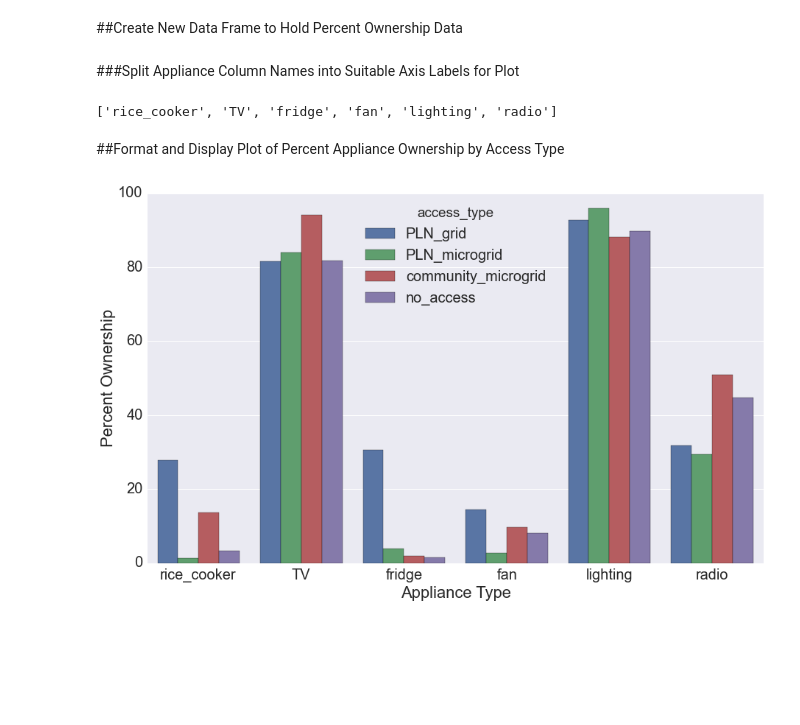
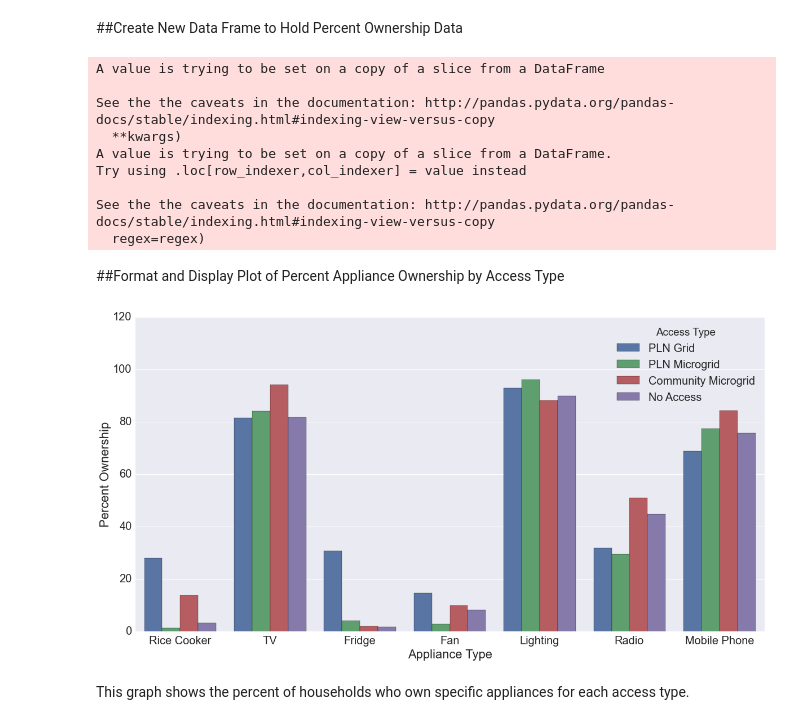
Before and after one commit to fionahz/sentani-labbook, a Jupyter notebook: 2015-08-03_Percent_Appliance_Ownership_by_Access_Type.ipynb, the cells around one changed output. Cells and saved outputs as stored; diff of their text form; code cells hidden in the pictures; blank space fills up the shorter version.

Commit message:
Update of ownership and initial commit of demand

```diff
--- a/2015-08-03_Percent_Appliance_Ownership_by_Access_Type.ipynb
+++ b/2015-08-03_Percent_Appliance_Ownership_by_Access_Type.ipynb
@@ -31,51 +35,69 @@ survey['income_monthly_log'] = np.log10(survey['income_monthly'])
 ##Create New Data Frame to Hold Percent Ownership Data
 # %%
 household_survey = survey[survey['demand_point'] == 'household']
+household_survey.rename(columns={'app_now/rice_cooker': 'Rice Cooker',
+                                 'app_now/TV': 'TV',
+                                 'app_now/fridge': 'Fridge',
+                                 'app_now/fan':'Fan',
+                                 'app_now/lighting': 'Lighting',
+                                 'app_now/radio': 'Radio',
+                                 'HP_y_n': 'Mobile Phone',
+                                 'access_type': 'Access Type'},
+                                 inplace = True)
+
+household_survey.replace(to_replace = {'Access Type': {'PLN_grid': 'PLN Grid',
+                                                       'community_microgrid': 'Community Microgrid',
+                                                       'PLN_microgrid': 'PLN Microgrid',
+                                                       'no_access': 'No Access'}},inplace = True)
+
 hh_series = pd.value_counts(household_survey['village_name'])
 
-app_series = ['app_now/rice_cooker','app_now/TV','app_now/fridge','app_now/fan','app_now/lighting','app_now/radio']
+app_series = ['Rice Cooker','TV','Fridge','Fan','Lighting','Radio','Mobile Phone']
 
 pao_ls = []
 
 for aps in app_series:
 
-    at_series = ['PLN_grid','PLN_microgrid','community_microgrid','no_access']
-    temp_app_df = pd.crosstab(household_survey['access_type'],household_survey[aps])
+    at_series = ['PLN Grid','PLN Microgrid','Community Microgrid','No Access']
+    temp_app_df = pd.crosstab(household_survey['Access Type'],household_survey[aps])
 
     for ats in at_series:
         percent_ownership = (temp_app_df[1.0][ats]/(temp_app_df[1.0][ats] + temp_app_df[0.0][ats])) * 100
-        pao_ls.append({'access_type':ats,'appliance':aps,'percent_ownership':percent_ownership})
+        pao_ls.append({'Access Type':ats,'appliance':aps,'percent_ownership':percent_ownership})
 
 
 pao_df = pd.DataFrame(pao_ls)
+# %% [output]
+A value is trying to be set on a copy of a slice from a DataFrame
+
+See the the caveats in the documentation: http://pandas.pydata.org/pandas-docs/stable/indexing.html#indexing-view-versus-copy
+  **kwargs)
+A value is trying to be set on a copy of a slice from a DataFrame.
+Try using .loc[row_indexer,col_indexer] = value instead
+
+See the the caveats in the documentation: http://pandas.pydata.org/pandas-docs/stable/indexing.html#indexing-view-versus-copy
+  regex=regex)
-# %% [markdown]
-###Split Appliance Column Names into Suitable Axis Labels for Plot
-# %%
-app_name_ls = []
-
-for i in app_series:
-    app_name_ls.append(i.split('/', 1 )[1])
-
-app_name_ls
-# %% [output]
-['rice_cooker', 'TV', 'fridge', 'fan', 'lighting', 'radio']
 # %% [markdown]
 ##Format and Display Plot of Percent Appliance Ownership by Access Type
 # %%
 sns.set(font_scale = 2)
 
 fig_size = plt.rcParams["figure.figsize"]
-fig_size[0] = 15
-fig_size[1] = 9
+fig_size[0] = 20
+fig_size[1] = 10
 plt.rcParams["figure.figsize"] = fig_size
 
 fig, ax = plt.subplots()
 
-ax = sns.barplot(x="appliance", y="percent_ownership", hue="access_type", data=pao_df)
+ax = sns.barplot(x="appliance", y="percent_ownership", hue="Access Type", data=pao_df)
 
-ax.set_xticklabels(app_name_ls)
+#ax.set_xticklabels(app_name_ls)
 ax.set(xlabel='Appliance Type', ylabel='Percent Ownership')
 
+plt.ylim(0,120)
+
 fig.savefig('test.pdf')
 # %% [output]
-[figure, old version]
+[figure, new version]
+# %% [markdown]
+This graph shows the percent of households who own specific appliances for each access type.
```
Also changed, not shown: parts of 1 cell of this notebook, 1 other file.
